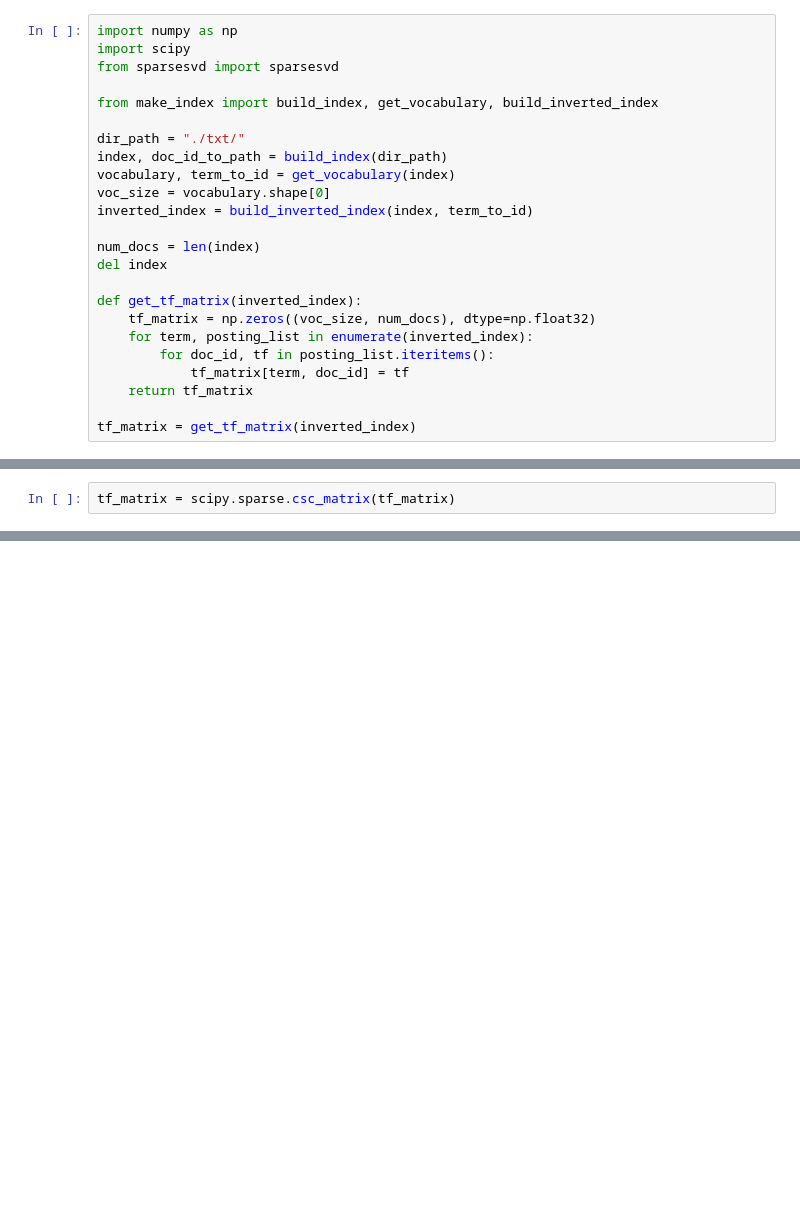
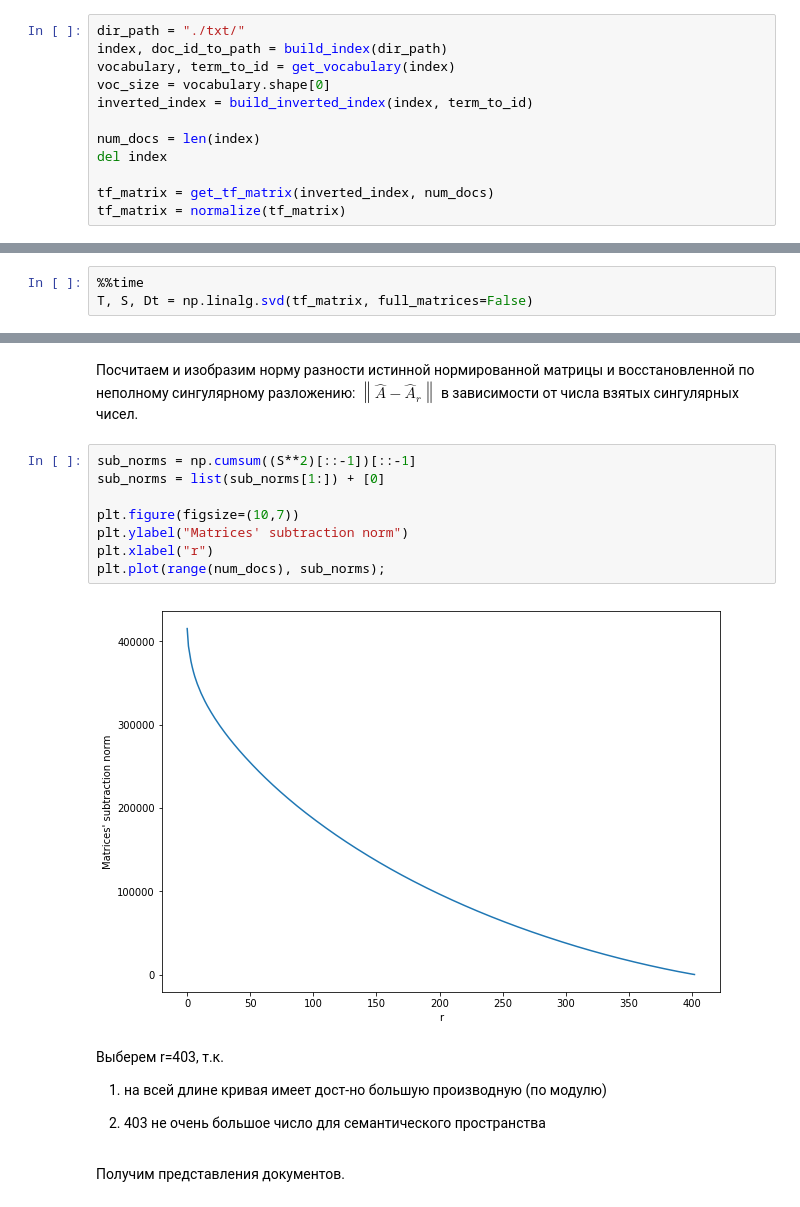
Before and after one commit to ilivans/ysda-information-retrieval, a Jupyter notebook: seminar4/svd_clustering.ipynb, the cells around one changed output, grey strips where cells are left out. Drawn from its saved outputs; the diff is of its cells as text; blank space fills up the shorter version.

```diff
--- a/seminar4/svd_clustering.ipynb
+++ b/seminar4/svd_clustering.ipynb
@@ -1,10 +9,4 @@
 # %%
-import numpy as np
-import scipy
-from sparsesvd import sparsesvd
-
-from make_index import build_index, get_vocabulary, build_inverted_index
-
 dir_path = "./txt/"
 index, doc_id_to_path = build_index(dir_path)
 vocabulary, term_to_id = get_vocabulary(index)
@@ -14,11 +16,5 @@ inverted_index = build_inverted_index(index, term_to_id)
 num_docs = len(index)
 del index
 
-def get_tf_matrix(inverted_index):
-    tf_matrix = np.zeros((voc_size, num_docs), dtype=np.float32)
-    for term, posting_list in enumerate(inverted_index):
-        for doc_id, tf in posting_list.iteritems():
-            tf_matrix[term, doc_id] = tf
-    return tf_matrix
-
-tf_matrix = get_tf_matrix(inverted_index)
+tf_matrix = get_tf_matrix(inverted_index, num_docs)
+tf_matrix = normalize(tf_matrix)
@@ -34,2 +20,0 @@ tf_matrix = normalize(tf_matrix)
-# %%
-tf_matrix = scipy.sparse.csc_matrix(tf_matrix)
@@ -55,0 +27,3 @@ plt.plot(diff_norms);
+# %%
+%%time
+T, S, Dt = np.linalg.svd(tf_matrix, full_matrices=False)
@@ -55,0 +33,20 @@ plt.plot(diff_norms);
+# %% [markdown]
+Посчитаем и изобразим норму разности истинной нормированной матрицы и восстановленной по неполному сингулярному разложению: $\left \| \hat{A} - \hat{A}_{r} \right \|$ в зависимости от числа взятых сингулярных чисел.
+# %%
+sub_norms = np.cumsum((S**2)[::-1])[::-1]
+sub_norms = list(sub_norms[1:]) + [0]
+
+plt.figure(figsize=(10,7))
+plt.ylabel("Matrices' subtraction norm")
+plt.xlabel("r")
+plt.plot(range(num_docs), sub_norms);
+# %% [output]
+[figure, added]
+# %% [markdown]
+Выберем r=403, т.к.
+
+1) на всей длине кривая имеет дост-но большую производную (по модулю)
+
+2) 403 не очень большое число для семантического пространства
+# %% [markdown]
+Получим представления документов.
```
Also changed, not shown: parts of 14 cells of this notebook, 3 other files.
